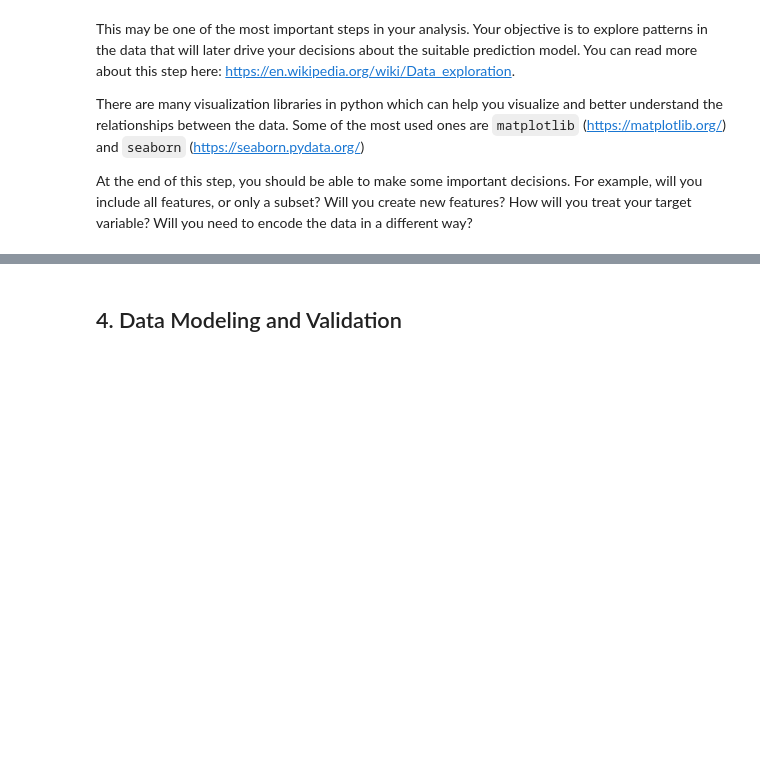
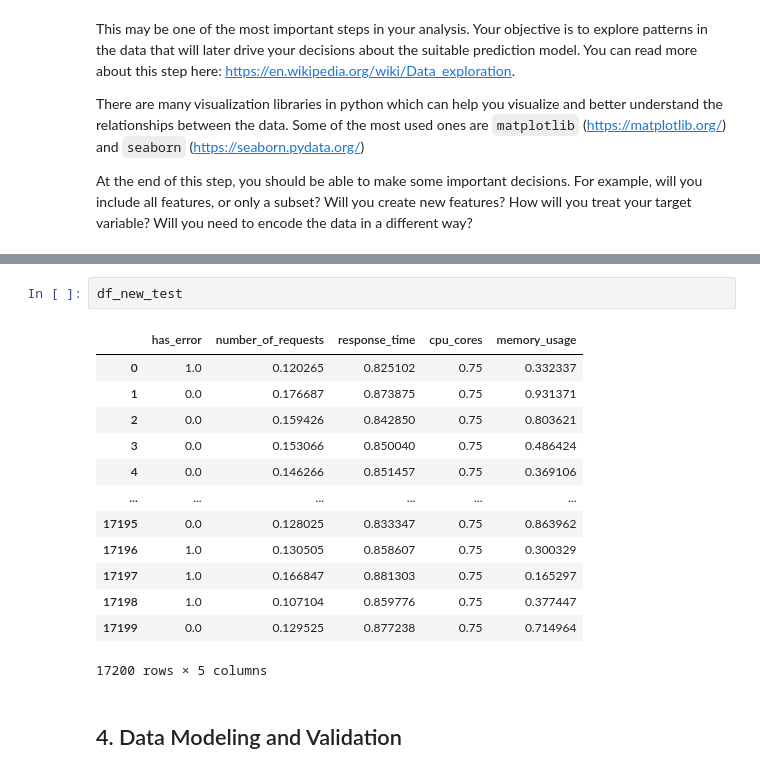
Before and after one commit to natasa-plulikova/interns_day, a Jupyter notebook: Starter_notebook.ipynb, the cells around one changed output, grey strips where cells are left out. Drawn from its saved outputs; the diff is of its cells as text; blank space fills up the shorter version.

```diff
--- a/Starter_notebook.ipynb
+++ b/Starter_notebook.ipynb
@@ -149,3 +195,19 @@ At the end of this step, you should be able to make some important decisions. Fo
+# %%
+df_new_test
+# %% [output]
+|  | has_error | number_of_requests | response_time | cpu_cores | memory_usage |
+| 0 | 1.0 | 0.120265 | 0.825102 | 0.75 | 0.332337 |
+| 1 | 0.0 | 0.176687 | 0.873875 | 0.75 | 0.931371 |
+| 2 | 0.0 | 0.159426 | 0.842850 | 0.75 | 0.803621 |
+| 3 | 0.0 | 0.153066 | 0.850040 | 0.75 | 0.486424 |
+| 4 | 0.0 | 0.146266 | 0.851457 | 0.75 | 0.369106 |
+| ... | ... | ... | ... | ... | ... |
+| 17195 | 0.0 | 0.128025 | 0.833347 | 0.75 | 0.863962 |
+| 17196 | 1.0 | 0.130505 | 0.858607 | 0.75 | 0.300329 |
+| 17197 | 1.0 | 0.166847 | 0.881303 | 0.75 | 0.165297 |
+| 17198 | 1.0 | 0.107104 | 0.859776 | 0.75 | 0.377447 |
+| 17199 | 0.0 | 0.129525 | 0.877238 | 0.75 | 0.714964 |
+17200 rows × 5 columns
 # %% [markdown]
 ## 4. Data Modeling and Validation
 # %% [markdown]
```
Also changed, not shown: parts of 23 cells of this notebook.
